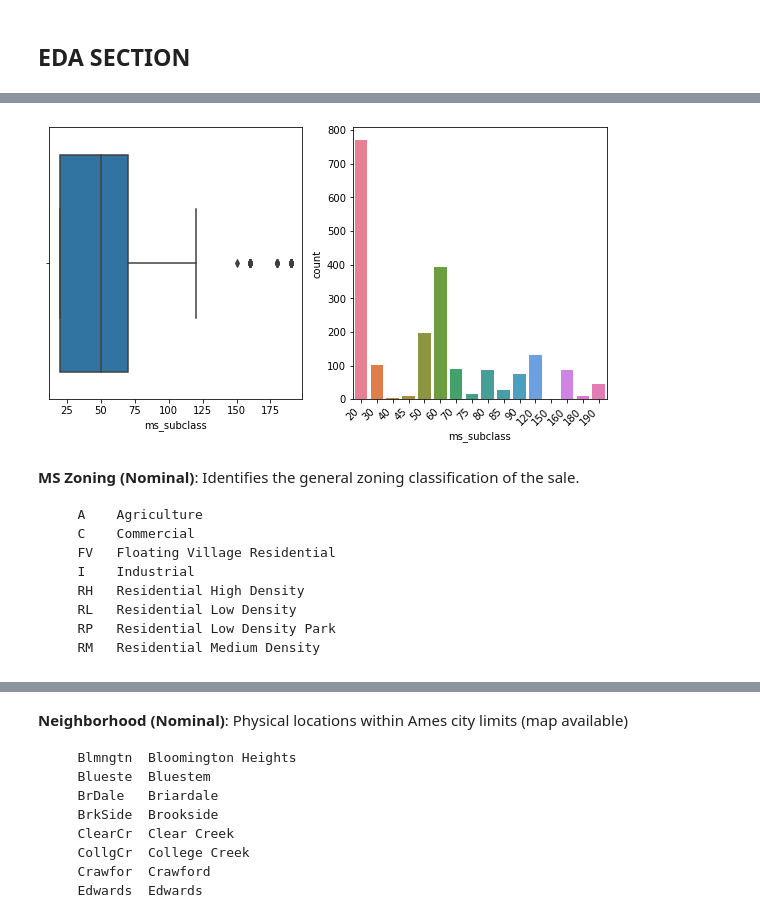
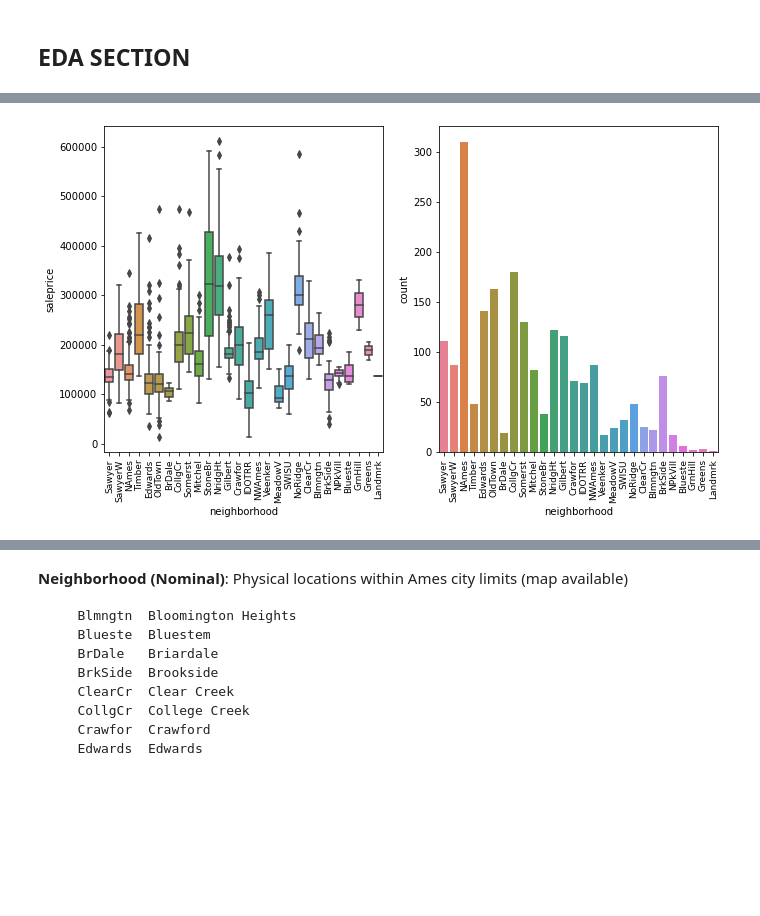
Before and after one commit to lynetteln/general-assembly-projects, a Jupyter notebook: project_2/proj 2-1.ipynb, the cells around one changed output, grey strips where cells are left out. Saved outputs shown, nothing was run; the diff lists cells and outputs as text; code cells hidden in the pictures; blank space fills up the shorter version.

```diff
--- a/project_2/proj 2-1.ipynb
+++ b/project_2/proj 2-1.ipynb
@@ -375 +418,4 @@ train.drop(train.index[[960,1885]], inplace=True)
+# %%
+#dropping above outliers
+train.drop(train.index[[471,694]], inplace=True)
 # %%
@@ -445,18 +501,8 @@ train.shape
 # %%
-fig, ax = plt.subplots(nrows=1, ncols=2, figsize=(10, 5))
-sns.boxplot(train['ms_subclass'], ax=ax[0]);
-cp_mssub = sns.countplot(x="ms_subclass", data=train, palette="husl");
-cp_mssub.set_xticklabels(cp_mssub.get_xticklabels(), rotation=45, ha="right");
+fig, ax = plt.subplots(nrows=1, ncols=2, figsize=(11, 6))
+feat3_1 = sns.boxplot(x="neighborhood", y="saleprice", data=train, ax=ax[0]);
+feat3_2 = sns.countplot(x="neighborhood", data=train, palette="husl");
+feat3_1.set_xticklabels(feat3_1.get_xticklabels(),rotation=90, size=9);
+feat3_2.set_xticklabels(feat3_2.get_xticklabels(),rotation=90, size=9);
 # %% [output]
-[figure, old version]
+[figure, new version]
-# %% [markdown]
-**MS Zoning (Nominal)**: Identifies the general zoning classification of the sale.
-
-       A	Agriculture
-       C	Commercial
-       FV	Floating Village Residential
-       I	Industrial
-       RH	Residential High Density
-       RL	Residential Low Density
-       RP	Residential Low Density Park
-       RM	Residential Medium Density
```
Also changed, not shown: parts of 66 cells of this notebook, 2 other files.
